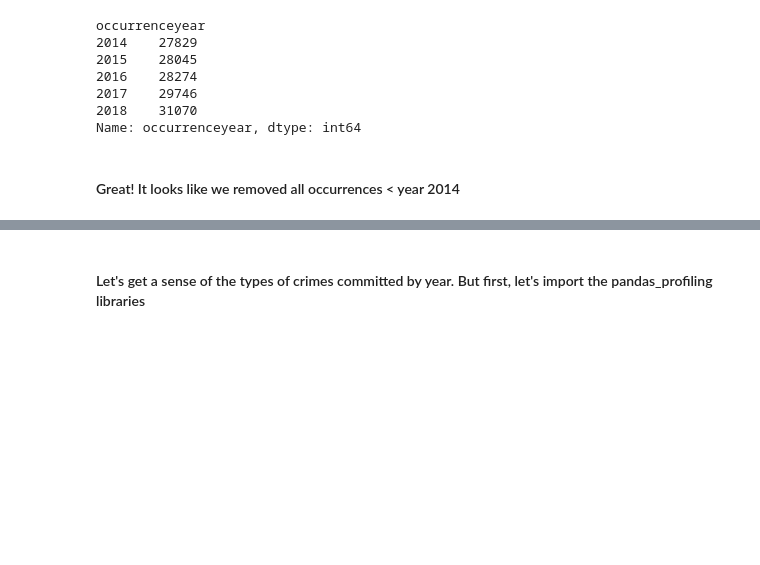
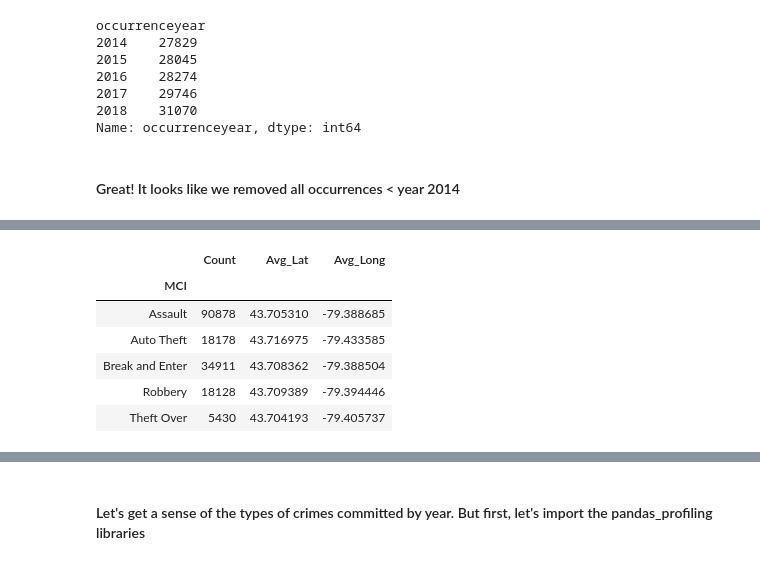
Before and after one commit to jboyce95/Coursera-IBM-DS-Capstone_Wk4-5, a Jupyter notebook: Coursera_Capstone_Toronto_Wk4-5.ipynb, the cells around one changed output, grey strips where cells are left out. Drawn from its saved outputs; the diff is of its cells as text; code cells hidden in the pictures; blank space fills up the shorter version.

```diff
--- a/Coursera_Capstone_Toronto_Wk4-5.ipynb
+++ b/Coursera_Capstone_Toronto_Wk4-5.ipynb
@@ -1354,0 +1399,16 @@ toronto_crime_gb
+# %%
+#create MCI groupby df
+toronto_crime_gb_LatLong = pd.DataFrame(toronto_crime.groupby('MCI').agg({'MCI':'count',
+                       'Lat':'mean',
+                       'Long':'mean'})
+                                               )
+toronto_crime_gb_LatLong.rename({'MCI':'Count', 'Lat':'Avg_Lat', 'Long':'Avg_Long'}, axis=1, inplace=True)
+toronto_crime_gb_LatLong
+# %% [output]
+|  | Count | Avg_Lat | Avg_Long |
+| MCI |  |  |  |
+| Assault | 90878 | 43.705310 | -79.388685 |
+| Auto Theft | 18178 | 43.716975 | -79.433585 |
+| Break and Enter | 34911 | 43.708362 | -79.388504 |
+| Robbery | 18128 | 43.709389 | -79.394446 |
+| Theft Over | 5430 | 43.704193 | -79.405737 |
```
Also changed, not shown: parts of 17 cells of this notebook.
